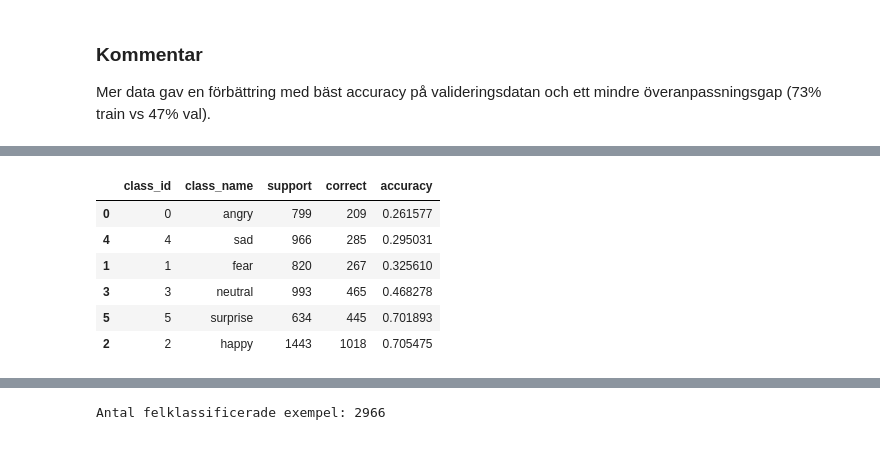
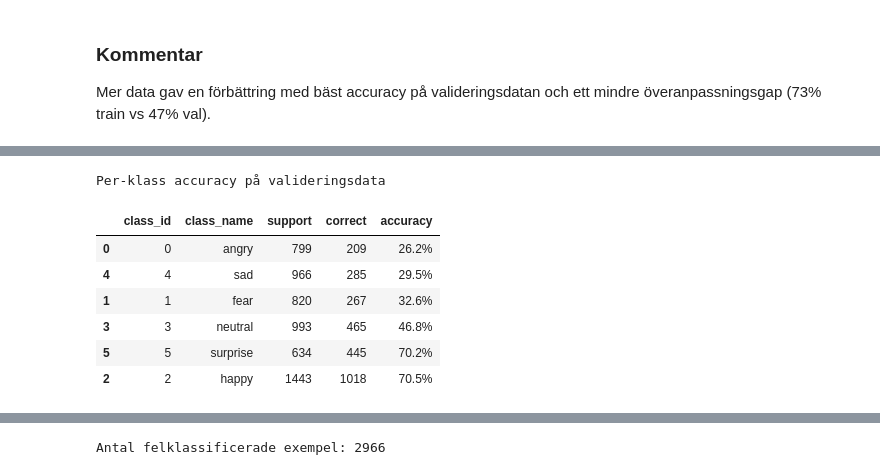
Before and after one commit to MalinMo/Ansiktsuttryck_DL, a Jupyter notebook: report.ipynb, the cells around one changed output, grey strips where cells are left out. Drawn from its saved outputs; the diff is of its cells as text; code cells hidden in the pictures.

```diff
--- a/report.ipynb
+++ b/report.ipynb
@@ -664,16 +642,18 @@ X_val: (5655, 48, 48, 1)
 y_train: (22618,)
 y_val: (5655,)
 # %%
+# Bygger och tränar en modell med alla bilder (utan disgust) och dropout 0.2
+
 X_train = X_train_full
 X_val = X_val_full
 y_train = y_train_full
 y_val = y_val_full
 
 model_full, h_full, r_full = run_experiment(
-    "Basmodell + dropout 0.2 på alla bilder",
+    "Basmodell + dropout 0,2 på alla bilder",
     dropout_rate=0.2
 )
 
-results_general.append(r_full)
-print(pd.DataFrame(results_general).to_string(index=False))
+results.append(r_full)
+print(pd.DataFrame(results).to_string(index=False))
 # %% [output]
@@ -704,0 +687,11 @@ Mer data gav en förbättring med bäst accuracy på valideringsdatan och ett mi
+# %%
+def predict_classes(model, X):
+
+    """
+    Returnerar predikterade klasser och sannolikheter för en modell.
+    """
+
+    y_proba = model.predict(X, verbose=0)
+    y_pred = np.argmax(y_proba, axis=1)
+
+    return y_pred, y_proba
@@ -705,5 +706,9 @@ Mer data gav en förbättring med bäst accuracy på valideringsdatan och ett mi
 # %%
 def plot_confusion_matrix(y_true, y_pred, class_names, title="Confusion matrix"):
+
+    """
+    Plottar en konfusionsmatris och returnerar den som numpy-array.
+    """
 
     labels = np.arange(len(class_names))
 
@@ -735,7 +740,7 @@ def plot_confusion_matrix(y_true, y_pred, class_names, title="Confusion matrix")
 
 model_full_cm = plot_confusion_matrix(
     y_val,
-    model_full.predict(X_val).argmax(axis=1),
+    model_full_val_pred,
     class_names_filtered,
     title="Model_full - confusion matrix på validation-data")
 # %% [output]
@@ -743,41 +747,45 @@ model_full_cm = plot_confusion_matrix(
 [figure]
 # %%
 def calculate_per_class_accuracy(cm, class_names):
+
+    """
+    Beräknar accuracy per klass från en konfusionsmatris.
+    Returnerar en DataFrame sorterad efter accuracy (lägst först).
+    """
 
     support = cm.sum(axis=1)
     correct = np.diag(cm)
 
-    accuracy = np.divide(
-        correct,
-        support,
-        out=np.zeros_like(correct, dtype=float),
-        where=support != 0
-    )
+    accuracy = correct / support
 
     result = pd.DataFrame({
         "class_id": np.arange(len(class_names)),
         "class_name": class_names,
         "support": support,
         "correct": correct,
         "accuracy": accuracy
     })
 
     return result.sort_values("accuracy")
 
 
-baseline_per_class = calculate_per_class_accuracy(
+model_full_per_class = calculate_per_class_accuracy(
     model_full_cm,
     class_names_filtered
 )
 
-baseline_per_class
+print("Per-klass accuracy på valideringsdata")
+model_full_per_class.style\
+    .format({"accuracy": "{:.1%}"})\
+    .background_gradient(subset=["accuracy"], cmap="RdYlGn")
 # %% [output]
+Per-klass accuracy på valideringsdata
 |  | class_id | class_name | support | correct | accuracy |
-| 0 | 0 | angry | 799 | 209 | 0.261577 |
-| 4 | 4 | sad | 966 | 285 | 0.295031 |
-| 1 | 1 | fear | 820 | 267 | 0.325610 |
-| 3 | 3 | neutral | 993 | 465 | 0.468278 |
-| 5 | 5 | surprise | 634 | 445 | 0.701893 |
-| 2 | 2 | happy | 1443 | 1018 | 0.705475 |
+| 0 | 0 | angry | 799 | 209 | 26.2% |
+| 4 | 4 | sad | 966 | 285 | 29.5% |
+| 1 | 1 | fear | 820 | 267 | 32.6% |
+| 3 | 3 | neutral | 993 | 465 | 46.8% |
+| 5 | 5 | surprise | 634 | 445 | 70.2% |
+| 2 | 2 | happy | 1443 | 1018 | 70.5% |
 # %%
 def get_most_confused_pairs(cm, class_names, top_n=10):
```
Also changed, not shown: parts of 27 cells of this notebook, 1 other file.
